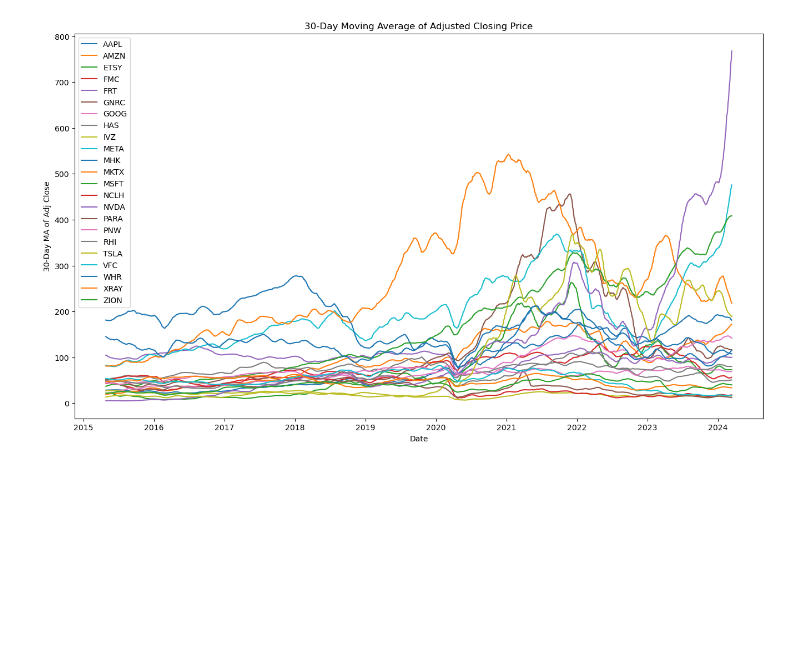
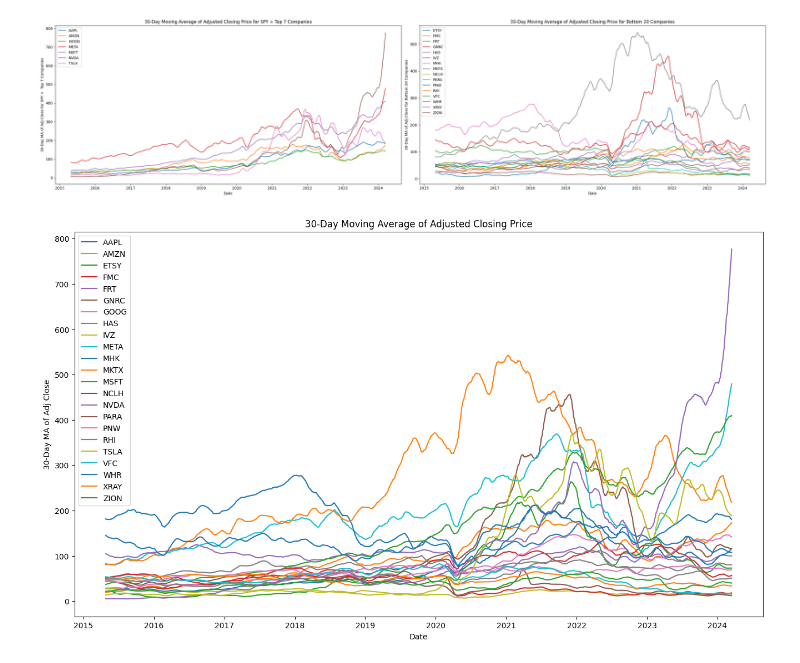
Before and after one commit to thenileriver/SPY_Analysis, a Jupyter notebook: yahoo.ipynb, the cells around one changed output. Saved outputs shown, nothing was run; the diff lists cells and outputs as text; code cells hidden in the pictures; blank space fills up the shorter version.

```diff
--- a/yahoo.ipynb
+++ b/yahoo.ipynb
@@ -131,24 +184,52 @@ plt.show()
 # %%
-ma = 30  # Moving average period
+ma = 30  # moving average period
 
-# Calculate the 30-day moving average for each company's 'Adj Close'
+# calculate the 30-day moving average for each company's 'Adj Close'
 combined_df[f'MA for {ma} days'] = combined_df.groupby('Company')['Adj Close'].transform(lambda x: x.rolling(window=ma).mean())
+spy_top_7_df[f'MA for {ma} days'] = spy_top_7_df.groupby('Company')['Adj Close'].transform(lambda x: x.rolling(window=ma).mean())
+bottom_20_df[f'MA for {ma} days'] = bottom_20_df.groupby('Company')['Adj Close'].transform(lambda x: x.rolling(window=ma).mean())
 
-# Ensure 'Date' is a column for plotting
+# ensure 'Date' is a column for plotting
 if not 'Date' in combined_df.columns:
     combined_df.reset_index(inplace=True)
+if not 'Date' in spy_top_7_df.columns:
+    spy_top_7_df.reset_index(inplace=True)
+if not 'Date' in bottom_20_df.columns:
+    bottom_20_df.reset_index(inplace=True)
 
-# Plotting
+# plotting
+
+fig, axes = plt.subplots(nrows=1, ncols=2, figsize=(28, 7))
+
+for label, df in spy_top_7_df.groupby('Company'):
+    axes[0].plot(df['Date'], df[f'MA for {ma} days'], label=label)
+axes[0].set_title(f'{ma}-Day Moving Average of Adjusted Closing Price for SPY + Top 7 Companies')
+axes[0].set_xlabel('Date')
+axes[0].set_ylabel(f'{ma}-Day MA of Adj Close for SPY +  Top 7 Companies')
+axes[0].legend()
+
+for label, df in bottom_20_df.groupby('Company'):
+    axes[1].plot(df['Date'], df[f'MA for {ma} days'], label=label)
+axes[1].set_title(f'{ma}-Day Moving Average of Adjusted Closing Price for Bottom 20 Companies')
+axes[1].set_xlabel('Date')
+axes[1].set_ylabel(f'{ma}-Day MA of Adj Close for Bottom 20 Companies')
+axes[1].legend()
+
+plt.tight_layout()
+plt.show()
+
+#plotting combined df
 plt.figure(figsize=(16, 9))
 
 for label, df in combined_df.groupby('Company'):
     plt.plot(df['Date'], df[f'MA for {ma} days'], label=label)
 
 plt.title(f'{ma}-Day Moving Average of Adjusted Closing Price')
 plt.xlabel('Date')
 plt.ylabel(f'{ma}-Day MA of Adj Close')
 plt.legend()
 plt.show()
 # %% [output]
-[figure, old version]
+[figure, new version]
+[figure, added]
 # %%
```
Also changed, not shown: parts of 23 cells of this notebook.
